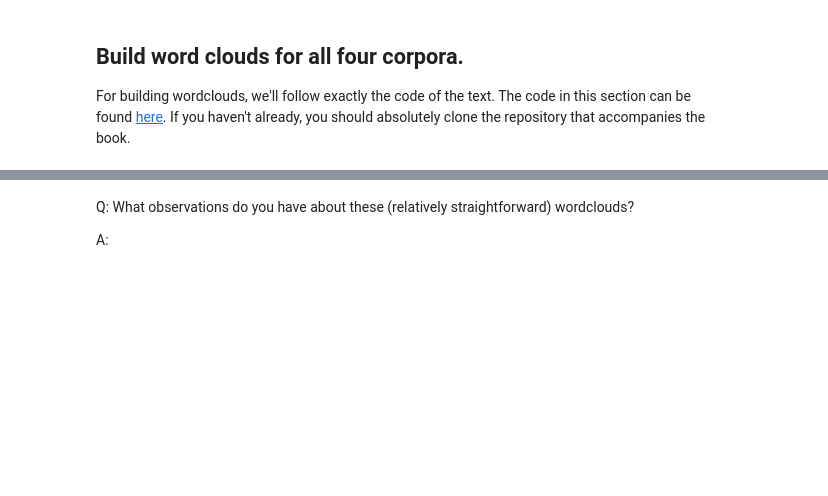
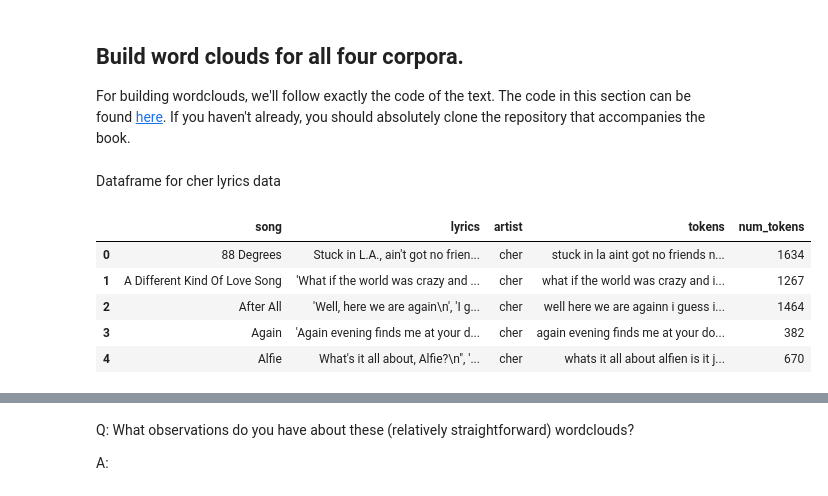
Before and after one commit to munipayal1/MADS-509-Module-3, a Jupyter notebook: Group_Comparison.ipynb, the cells around one changed output, grey strips where cells are left out. Cells and saved outputs as stored; diff of their text form; code cells hidden in the pictures; blank space fills up the shorter version.

```diff
--- a/Group_Comparison.ipynb
+++ b/Group_Comparison.ipynb
@@ -406,3 +498,5 @@ def count_words(df, column='tokens', preprocess=None, min_freq=2):
     freq_df.index.name = 'token'
 
     return freq_df.sort_values('freq', ascending=False)
+# %% [markdown]
+Dataframe for cher lyrics data
@@ -408,0 +512,9 @@ def count_words(df, column='tokens', preprocess=None, min_freq=2):
+# %%
+cher_lyrics_for_cloud.head()
+# %% [output]
+|  | song | lyrics | artist | tokens | num_tokens |
+| 0 | 88 Degrees | Stuck in L.A., ain't got no frien... | cher | stuck in la aint got no friends n... | 1634 |
+| 1 | A Different Kind Of Love Song | 'What if the world was crazy and ... | cher | what if the world was crazy and i... | 1267 |
+| 2 | After All | 'Well, here we are again\n', 'I g... | cher | well here we are againn i guess i... | 1464 |
+| 3 | Again | 'Again evening finds me at your d... | cher | again evening finds me at your do... | 382 |
+| 4 | Alfie | What's it all about, Alfie?\n", '... | cher | whats it all about alfien is it j... | 670 |
```
Also changed, not shown: parts of 18 cells of this notebook.
